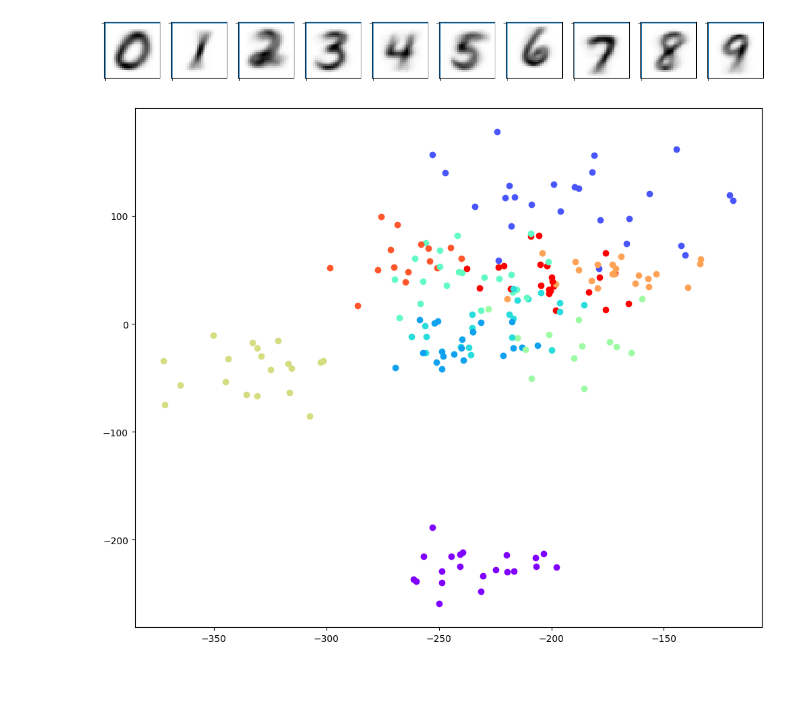
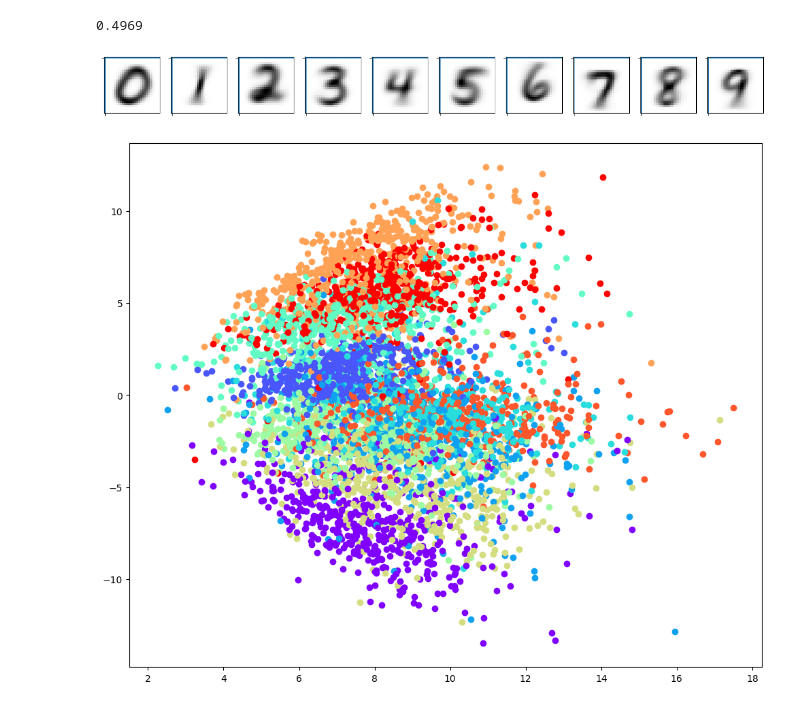
Before and after one commit to TimRoss/OCR, a Jupyter notebook: CPUcode.ipynb, the cells around one changed output. Saved outputs shown, nothing was run; the diff lists cells and outputs as text; code cells hidden in the pictures; blank space fills up the shorter version.

```diff
--- a/CPUcode.ipynb
+++ b/CPUcode.ipynb
@@ -165,2 +121,2 @@ print(np.sum(result))
 # %%
-tinySample = fill_df.head(200)
+tinySample = fill_df.head(60000)
@@ -195,3 +140,7 @@ After mult 1636627.7523629488
+# %%
+print(accuracy)
+# %% [output]
+0.4969
 # %%
 %matplotlib inline
 import numpy as np
@@ -213,14 +162,14 @@ plt.show()
 # %%
 import matplotlib.pyplot as plt
 import matplotlib.cm as cm
 
 colors = cm.rainbow(np.linspace(0, 1, len(testClassifier.classes)))
 plotlabels = {testClassifier.classes[c] : colors[c] for c in range(len(testClassifier.classes))}
 
 plt.figure(figsize=(12,10))
-for i, point in enumerate(testClassifier.projectedData):
+for i, point in enumerate(testClassifier.projectedData[:5000]):
     plt.scatter(point[0], point[1], color=plotlabels[testClassifier.td.iloc[i].label])
 
 plt.show()
 # %% [output]
-[figure, old version]
+[figure, new version]
```
Also changed, not shown: parts of 12 cells of this notebook.
